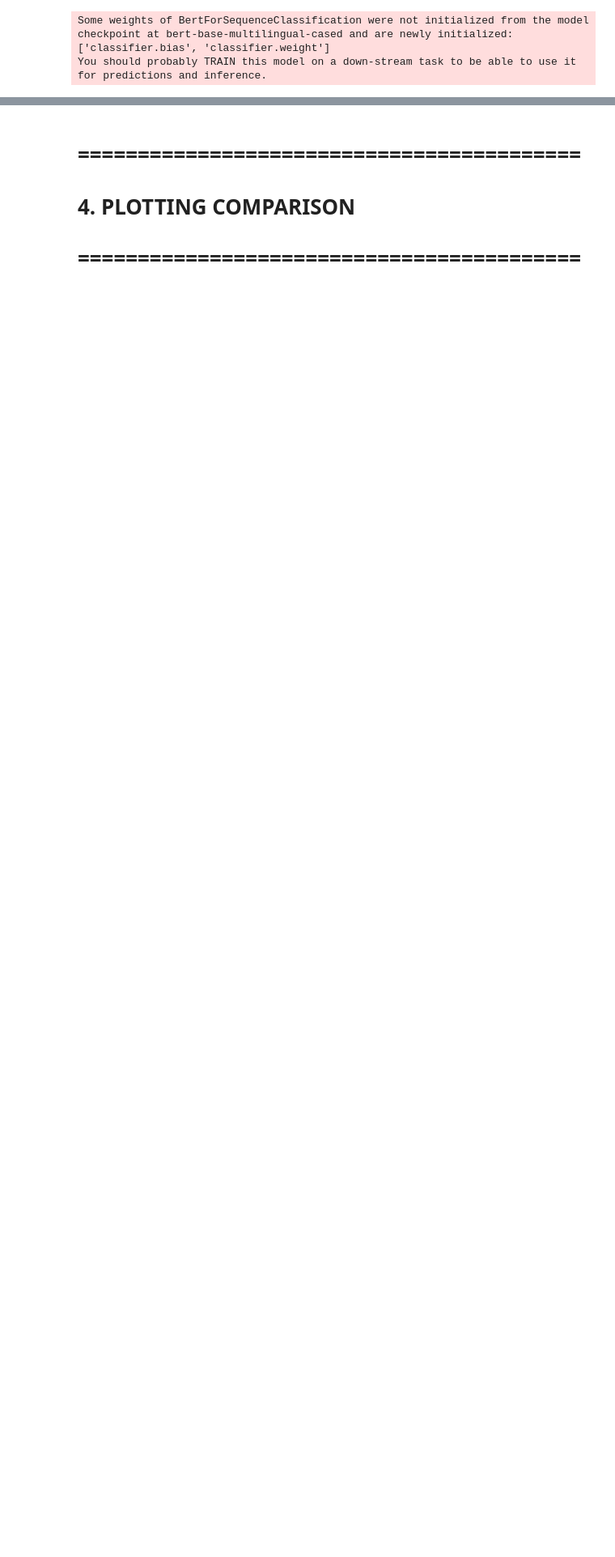
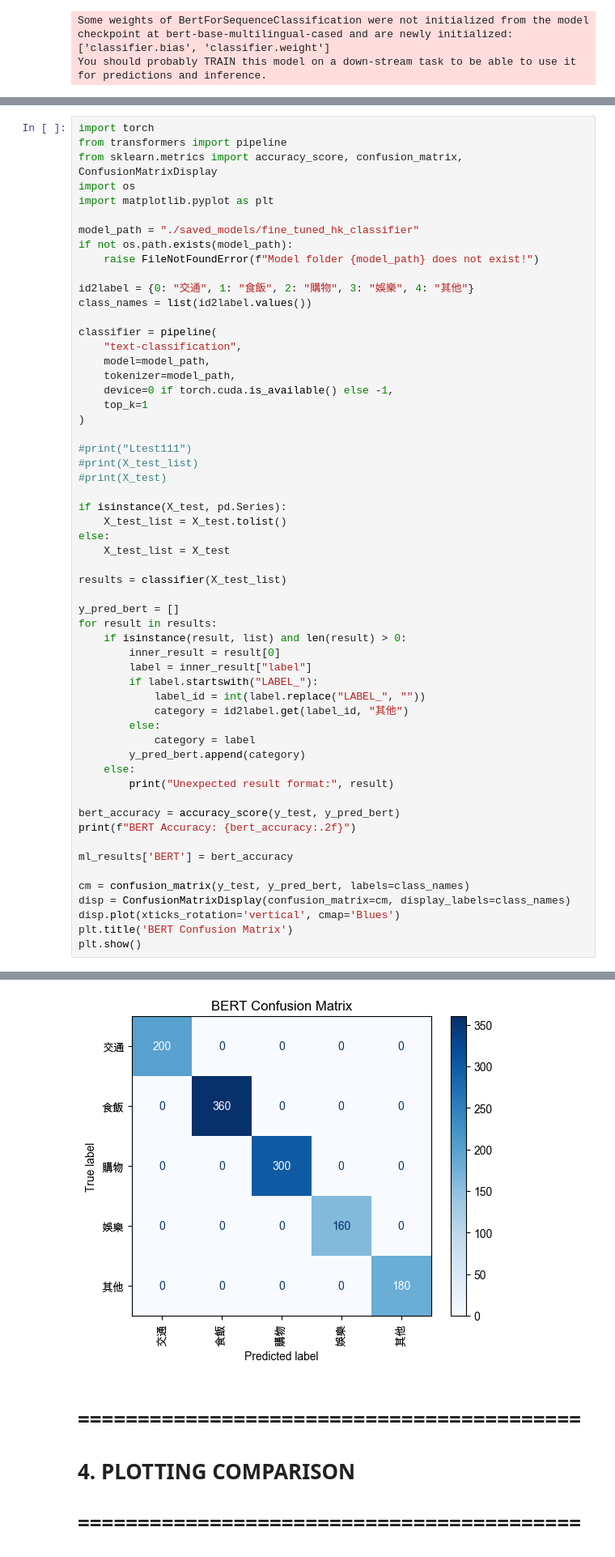
Before and after one commit to EAAI-smart-spend/classification, a Jupyter notebook: Classification.ipynb, the cells around one changed output, grey strips where cells are left out. Shown at 81% size. Drawn from its saved outputs; the diff is of its cells as text; blank space fills up the shorter version.

```diff
--- a/Classification.ipynb
+++ b/Classification.ipynb
@@ -523,0 +544,58 @@ You should probably TRAIN this model on a down-stream task to be able to use it
+# %%
+import torch
+from transformers import pipeline
+from sklearn.metrics import accuracy_score, confusion_matrix, ConfusionMatrixDisplay
+import os
+import matplotlib.pyplot as plt
+
+model_path = "./saved_models/fine_tuned_hk_classifier"
+if not os.path.exists(model_path):
+    raise FileNotFoundError(f"Model folder {model_path} does not exist!")
+
+id2label = {0: "交通", 1: "食飯", 2: "購物", 3: "娛樂", 4: "其他"}
+class_names = list(id2label.values())
+
+classifier = pipeline(
+    "text-classification",
+    model=model_path,
+    tokenizer=model_path,
+    device=0 if torch.cuda.is_available() else -1,
+    top_k=1
+)
+
+#print("Ltest111")
+#print(X_test_list)
+#print(X_test)
+
+if isinstance(X_test, pd.Series):
+    X_test_list = X_test.tolist()
+else:
+    X_test_list = X_test
+
+results = classifier(X_test_list)
+
+y_pred_bert = []
+for result in results:
+    if isinstance(result, list) and len(result) > 0:
+        inner_result = result[0]
+        label = inner_result["label"]
+        if label.startswith("LABEL_"):
+            label_id = int(label.replace("LABEL_", ""))
+            category = id2label.get(label_id, "其他")
+        else:
+            category = label
+        y_pred_bert.append(category)
+    else:
+        print("Unexpected result format:", result)
+
+bert_accuracy = accuracy_score(y_test, y_pred_bert)
+print(f"BERT Accuracy: {bert_accuracy:.2f}")
+
+ml_results['BERT'] = bert_accuracy
+
+cm = confusion_matrix(y_test, y_pred_bert, labels=class_names)
+disp = ConfusionMatrixDisplay(confusion_matrix=cm, display_labels=class_names)
+disp.plot(xticks_rotation='vertical', cmap='Blues')
+plt.title('BERT Confusion Matrix')
+plt.show()
+# %% [output]
@@ -524,3 +604,4 @@ You should probably TRAIN this model on a down-stream task to be able to use it
+[figure, added]
 # %% [markdown]
 # ==========================================
 # 4. PLOTTING COMPARISON
```
Also changed, not shown: parts of 9 cells of this notebook, 1 other file.
